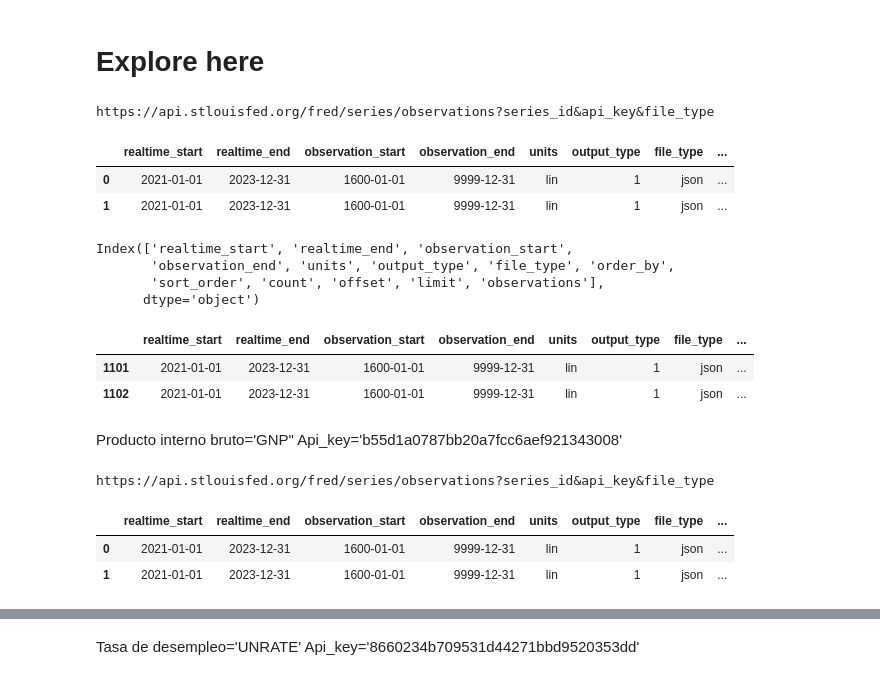
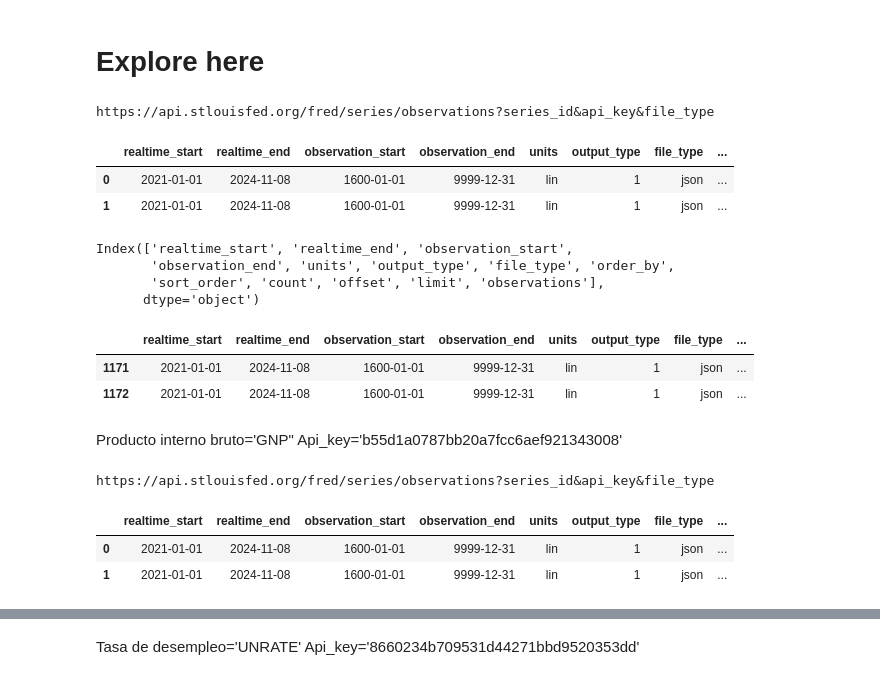
Before and after one commit to diegomacaya/proyecto_DataScience_DMS, a Jupyter notebook: src/Proyecto_Data_Science.ipynb, the cells around one changed output, grey strips where cells are left out. Saved outputs shown, nothing was run; the diff lists cells and outputs as text; code cells hidden in the pictures.

```diff
--- a/src/Proyecto_Data_Science.ipynb
+++ b/src/Proyecto_Data_Science.ipynb
@@ -17,36 +17,36 @@ parametros_fed = {
 
 def api_fed(url, parametros, realtime_start, realtime_end):
 
 # Añadir fechas de busqueda
     parametros["realtime_start"] = realtime_start
     parametros["realtime_end"] = realtime_end
 
 
 # Realizar la solicitud GET
     response = requests.get(url, params=parametros)
 
     print(url)
 
 # Verificar si la solicitud fue exitosa
     if response.status_code == 200:
     # Convertir la respuesta a formato JSON
         data = response.json()
     # Retorna la data
         return data
     else:
         print(f"Error en la solicitud: {response.status_code}")
 
 
-data = api_fed(url_fed,parametros_fed, "2021-01-01", "2023-12-31")
+data = api_fed(url_fed,parametros_fed, "2021-01-01", "2024-11-08")
 
 data_CPIAUCSL = pd.DataFrame(data)
 
 data_CPIAUCSL.head(2)
 # %% [output]
 https://api.stlouisfed.org/fred/series/observations?series_id&api_key&file_type
 |  | realtime_start | realtime_end | observation_start | observation_end | units | output_type | file_type | ... |
-| 0 | 2021-01-01 | 2023-12-31 | 1600-01-01 | 9999-12-31 | lin | 1 | json | ... |
-| 1 | 2021-01-01 | 2023-12-31 | 1600-01-01 | 9999-12-31 | lin | 1 | json | ... |
+| 0 | 2021-01-01 | 2024-11-08 | 1600-01-01 | 9999-12-31 | lin | 1 | json | ... |
+| 1 | 2021-01-01 | 2024-11-08 | 1600-01-01 | 9999-12-31 | lin | 1 | json | ... |
 # %%
 data_CPIAUCSL.columns
 # %% [output]
@@ -74,8 +74,8 @@ def guardar_csv(data , url_archivo):
 data_CPIAUCSL.tail(2)
 # %% [output]
 |  | realtime_start | realtime_end | observation_start | observation_end | units | output_type | file_type | ... |
-| 1101 | 2021-01-01 | 2023-12-31 | 1600-01-01 | 9999-12-31 | lin | 1 | json | ... |
-| 1102 | 2021-01-01 | 2023-12-31 | 1600-01-01 | 9999-12-31 | lin | 1 | json | ... |
+| 1171 | 2021-01-01 | 2024-11-08 | 1600-01-01 | 9999-12-31 | lin | 1 | json | ... |
+| 1172 | 2021-01-01 | 2024-11-08 | 1600-01-01 | 9999-12-31 | lin | 1 | json | ... |
 # %%
 guardar_csv(data_CPIAUCSL , "../data/raw/fed_CPIAUCSL_historical_data.csv")
 # %% [markdown]
@@ -93,7 +93,7 @@ parametros_fed = {
     "file_type": "json"
 }
 
-data = api_fed(url_fed,parametros_fed, "2021-01-01", "2023-12-31")
+data = api_fed(url_fed,parametros_fed, "2021-01-01", "2024-11-08")
 
 data_GNP = pd.DataFrame(data)
 
@@ -101,8 +101,8 @@ data_GNP.head(2)
 # %% [output]
 https://api.stlouisfed.org/fred/series/observations?series_id&api_key&file_type
 |  | realtime_start | realtime_end | observation_start | observation_end | units | output_type | file_type | ... |
-| 0 | 2021-01-01 | 2023-12-31 | 1600-01-01 | 9999-12-31 | lin | 1 | json | ... |
-| 1 | 2021-01-01 | 2023-12-31 | 1600-01-01 | 9999-12-31 | lin | 1 | json | ... |
+| 0 | 2021-01-01 | 2024-11-08 | 1600-01-01 | 9999-12-31 | lin | 1 | json | ... |
+| 1 | 2021-01-01 | 2024-11-08 | 1600-01-01 | 9999-12-31 | lin | 1 | json | ... |
 # %%
 # Ejecutar la función para obtener los datos procesados
 data_GNP = obtener_observation_fed(data_GNP)
```
Also changed, not shown: parts of 22 cells of this notebook, 35 other files.
